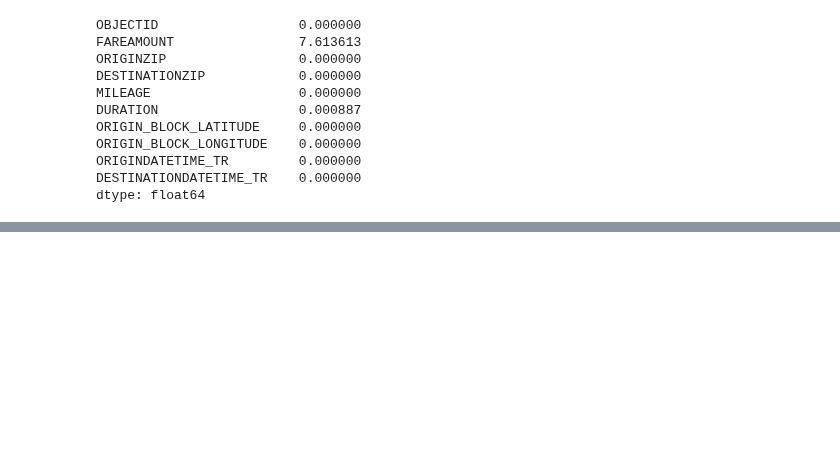
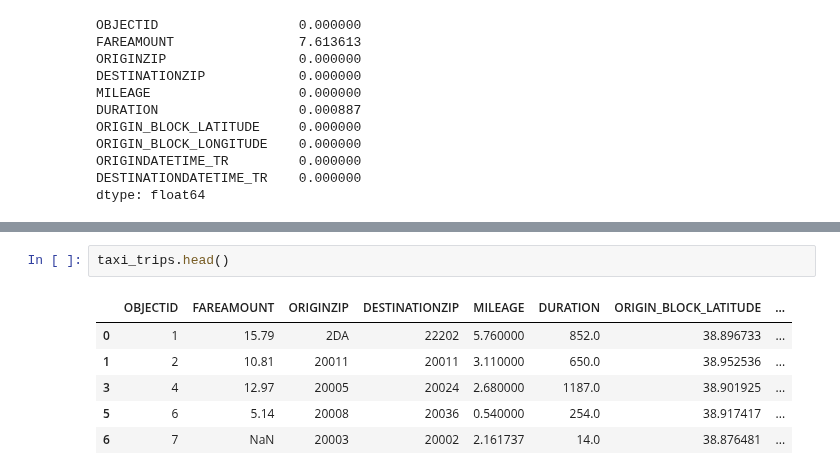
Before and after one commit to malamudj/taxi-washdc-analysis-demo, a Jupyter notebook: 3-geospatial-mapping-analysis.ipynb, the cells around one changed output, grey strips where cells are left out. Drawn from its saved outputs; the diff is of its cells as text; blank space fills up the shorter version.

```diff
--- a/3-geospatial-mapping-analysis.ipynb
+++ b/3-geospatial-mapping-analysis.ipynb
@@ -131,0 +236,9 @@ dtype: float64
+# %%
+taxi_trips.head()
+# %% [output]
+|  | OBJECTID | FAREAMOUNT | ORIGINZIP | DESTINATIONZIP | MILEAGE | DURATION | ORIGIN_BLOCK_LATITUDE | ... |
+| 0 | 1 | 15.79 | 2DA | 22202 | 5.760000 | 852.0 | 38.896733 | ... |
+| 1 | 2 | 10.81 | 20011 | 20011 | 3.110000 | 650.0 | 38.952536 | ... |
+| 3 | 4 | 12.97 | 20005 | 20024 | 2.680000 | 1187.0 | 38.901925 | ... |
+| 5 | 6 | 5.14 | 20008 | 20036 | 0.540000 | 254.0 | 38.917417 | ... |
+| 6 | 7 | NaN | 20003 | 20002 | 2.161737 | 14.0 | 38.876481 | ... |
```
Also changed, not shown: parts of 5 cells of this notebook, 1 other file.
